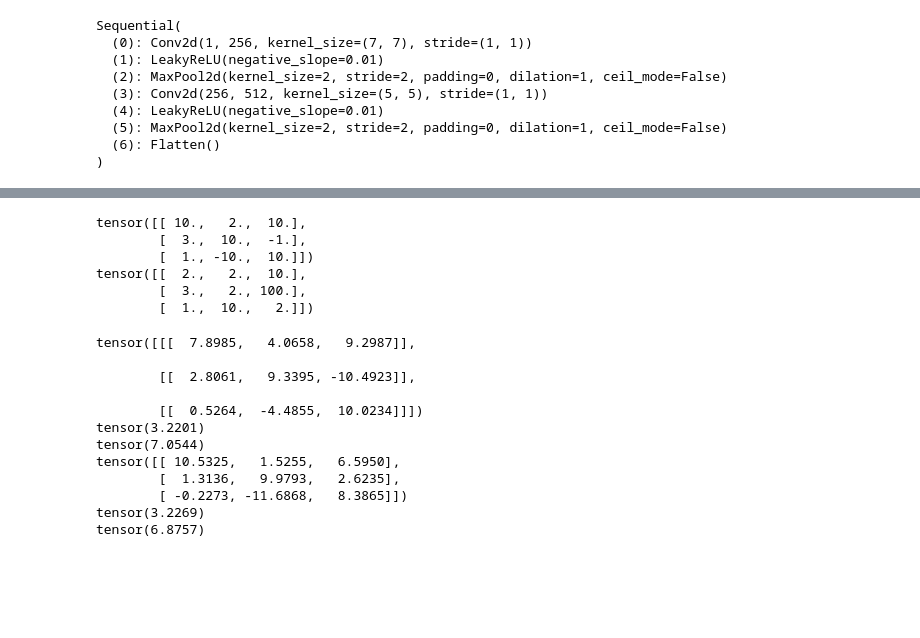
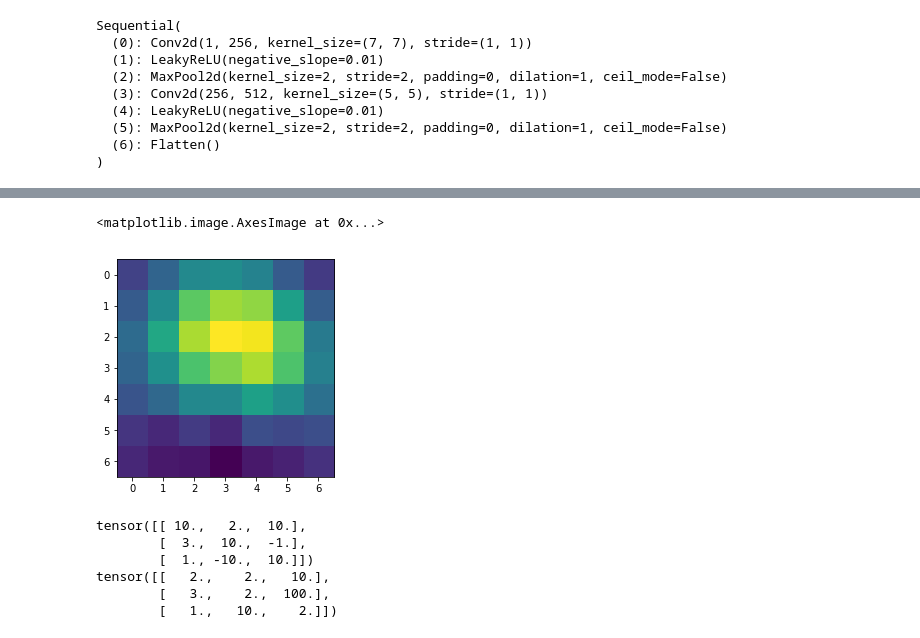
Before and after one commit to DahaKot/Deep-Weight-Prior, a Jupyter notebook: vae.ipynb, the cells around one changed output, grey strips where cells are left out. Saved outputs shown, nothing was run; the diff lists cells and outputs as text; code cells hidden in the pictures; blank space fills up the shorter version.

```diff
--- a/vae.ipynb
+++ b/vae.ipynb
@@ -275,3 +279,12 @@ plt.grid()
+# %%
+with torch.no_grad():
+    mu_x, _ = vae.generate_samples(100)
+    mu_x = mu_x.detach().cpu().numpy()
+
+plt.imshow(mu_x[50].reshape((7, 7)))
+# %% [output]
+<matplotlib.image.AxesImage at 0x...>
+[figure, added]
 # %%
 mu = torch.eye(3, 3)*10
 mu[0, 1] = 2
@@ -301,26 +313,0 @@ tensor([[  2.,   2.,  10.],
-# %%
-std_z = torch.from_numpy(np.random.normal(0, 1, size=[*sigma.size(), K])).type(mu.type())
-std_z = std_z.permute(0, 2, 1)
-z = mu[:, None, :] + torch.sqrt(sigma[:, None, :]) * nn.Parameter(std_z, requires_grad=False)
-print(z)
-print(z.mean())
-print(z.std())
-
-z = Normal(torch.zeros(3, 3), torch.ones(3, 3)).sample()
-z = mu + torch.sqrt(sigma) * z
-print(z)
-print(z.mean())
-print(z.std())
-# %% [output]
-tensor([[[  7.8985,   4.0658,   9.2987]],
-
-        [[  2.8061,   9.3395, -10.4923]],
-
-        [[  0.5264,  -4.4855,  10.0234]]])
-tensor(3.2201)
-tensor(7.0544)
-tensor([[ 10.5325,   1.5255,   6.5950],
-        [  1.3136,   9.9793,   2.6235],
-        [ -0.2273, -11.6868,   8.3865]])
-tensor(3.2269)
-tensor(6.8757)
```
Also changed, not shown: parts of 14 cells of this notebook, 1 other file.
